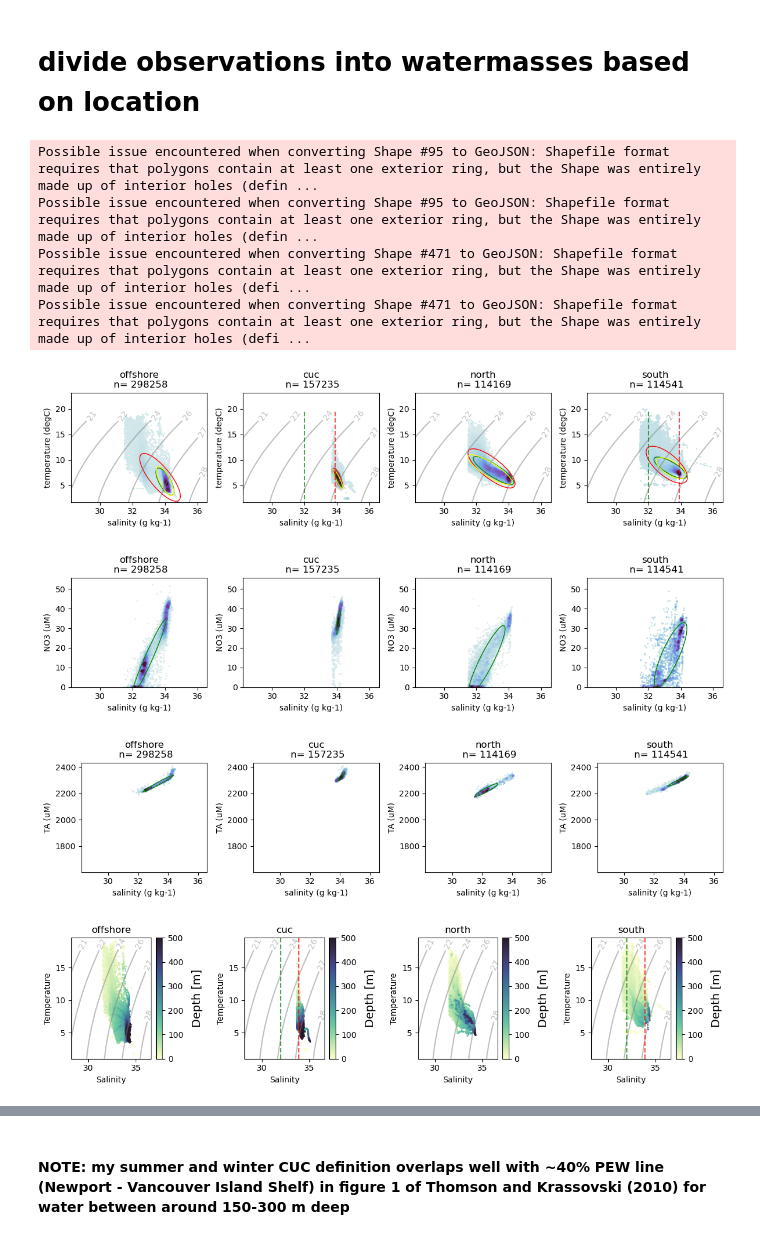
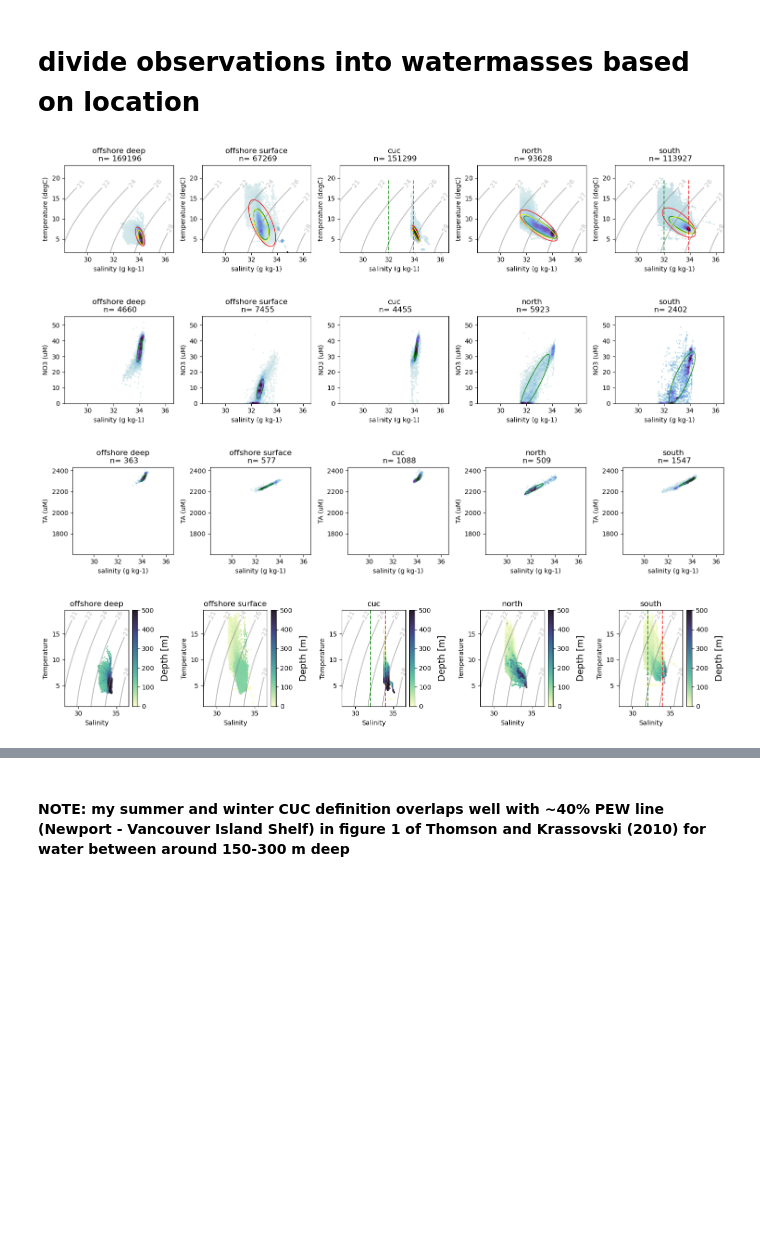
Before and after one commit to UBC-MOAD/analysis-becca, a Jupyter notebook: LiveOcean/tracers/wm_properties.ipynb, the cells around one changed output, grey strips where cells are left out. Cells and saved outputs as stored; diff of their text form; code cells hidden in the pictures; blank space fills up the shorter version.

Commit message:
divided offshore obs into surface and deep

```diff
--- a/LiveOcean/tracers/wm_properties.ipynb
+++ b/LiveOcean/tracers/wm_properties.ipynb
@@ -84,7 +84,7 @@ def TS(df,region,ax, x, y):
     salt, temp, z = salt[idx], temp[idx], z[idx]
     ax.scatter(salt,temp, c=z, cmap=cm.cm.dense,s=1)
 
-    title = region + "\n n= " + str(len(salt))
+    title = region + "\n n= " + str(len(temp[~np.isnan(temp)]))
     ax.set_title(title)
     ax.set_ylabel(y)
     ax.set_xlabel(x)
@@ -310,7 +310,8 @@ def box(df,regions,property,ax,**kwargs):
 # offshore = offshore of 2000 m contour
 
 sob['region'] = 'none'
-sob.region[sob.location == 'offshore'] = 'offshore'
+sob.region[(sob.location == 'offshore') & (sob['depth (m)']>=120)] = 'offshore deep'
+sob.region[(sob.location == 'offshore') & (sob['depth (m)']<120)] = 'offshore surface'
 sob.region[(sob.location == 'shelf') & (sob['latitude (degrees_north)'] >= 49)] = 'north'
 sob.region[(sob.location == 'shelf') & (sob['latitude (degrees_north)'] <= 47.3)] = 'south'
 sob.region[(sob.location == 'slope') & (sob['latitude (degrees_north)'] >= 49) & (sob['depth (m)'] <= 200)] = 'north'
@@ -318,7 +319,7 @@ sob.region[(sob.location == 'slope') & (sob['latitude (degrees_north)'] <= 47.3)
 sob.region[(sob.location == 'slope') & (sob['latitude (degrees_north)'] <= 50.5) & (sob['salinity (g kg-1)'] >= 33.7)] = 'cuc'
 sob.region[sob['salinity (g kg-1)'] <= 31.5] = 'brackish' # putting this one last will remove the <32 points from the other regions
 # %%
-regions = ['offshore', 'cuc', 'north', 'south']
+regions = ['offshore deep','offshore surface', 'cuc', 'north', 'south']
 
 #elipse information
 x_mean, y_mean, width, height, angle = np.zeros(len(regions)), np.zeros(len(regions)), np.zeros(len(regions)), np.zeros(len(regions)), np.zeros(len(regions))
@@ -332,10 +333,10 @@ for i in range(len(ax)):
 
 
 # show boundaries from CIOPS analysis
-ax[1].plot([33.9,33.9],[tmin,tmax],'r--', alpha=0.7, label='Deep division')
-ax[1].plot([32,32],[tmin,tmax],'g--',alpha=0.7,label='Columbia division')
-ax[3].plot([33.9,33.9],[tmin,tmax],'r--', alpha=0.7, label='Deep division')
-ax[3].plot([32,32],[tmin,tmax],'g--',alpha=0.7,label='Columbia division')
+ax[2].plot([33.9,33.9],[tmin,tmax],'r--', alpha=0.7, label='Deep division')
+ax[2].plot([32,32],[tmin,tmax],'g--',alpha=0.7,label='Columbia division')
+ax[4].plot([33.9,33.9],[tmin,tmax],'r--', alpha=0.7, label='Deep division')
+ax[4].plot([32,32],[tmin,tmax],'g--',alpha=0.7,label='Columbia division')
 plt.tight_layout()
 
 # Nitrate - Salinity
@@ -344,43 +345,39 @@ NSx_mean, NSy_mean, NSwidth, NSheight, NSangle = np.zeros(len(regions)), np.zero
 
 fig, ax = plt.subplots(1,len(regions),figsize=[len(regions)*3,3])
 for i in range(len(ax)):
     TS(sob,regions[i],ax[i],'salinity (g kg-1)','NO3 (uM)')
     NSx_mean[i], NSy_mean[i], NSwidth[i], NSheight[i], NSangle[i] = percentile_ellipse(np.array(sob['salinity (g kg-1)'][sob.region == regions[i]]), np.array(sob['NO3 (uM)'][sob.region == regions[i]]), ax[i], percentile=50, edgecolor='green')
 plt.tight_layout()
 
 # TA - Salinity
 #elipse information
 TASx_mean, TASy_mean, TASwidth, TASheight, TASangle = np.zeros(len(regions)), np.zeros(len(regions)), np.zeros(len(regions)), np.zeros(len(regions)), np.zeros(len(regions))
 
 fig, ax = plt.subplots(1,len(regions),figsize=[len(regions)*3,3])
 for i in range(len(ax)):
     TS(sob,regions[i],ax[i],'salinity (g kg-1)','TA (uM)')
     TASx_mean[i], TASy_mean[i], TASwidth[i], TASheight[i], TASangle[i] = percentile_ellipse(np.array(sob['salinity (g kg-1)'][sob.region == regions[i]]), np.array(sob['TA (uM)'][sob.region == regions[i]]), ax[i], percentile=50, edgecolor='green')
 plt.tight_layout()
 
 # TS coloured by depth
 fig, ax = plt.subplots(1,len(regions),figsize=[len(regions)*3,3])
 for i in range(len(ax)):
     TS_depth(sob,regions[i],ax[i])
 
 # show boundaries from CIOPS analysis
-ax[1].plot([33.9,33.9],[tmin,tmax],'r--', alpha=0.7, label='Deep division')
-ax[1].plot([32,32],[tmin,tmax],'g--',alpha=0.7,label='Columbia division')
-ax[3].plot([33.9,33.9],[tmin,tmax],'r--', alpha=0.7, label='Deep division')
-ax[3].plot([32,32],[tmin,tmax],'g--',alpha=0.7,label='Columbia division')
+ax[2].plot([33.9,33.9],[tmin,tmax],'r--', alpha=0.7, label='Deep division')
+ax[2].plot([32,32],[tmin,tmax],'g--',alpha=0.7,label='Columbia division')
+ax[4].plot([33.9,33.9],[tmin,tmax],'r--', alpha=0.7, label='Deep division')
+ax[4].plot([32,32],[tmin,tmax],'g--',alpha=0.7,label='Columbia division')
 plt.tight_layout()
 
 xlim, ylim = [-145.5, -120.2], [30, 60]
-fig, ax = plt.subplots(1,4, figsize=(len(regions)*3,6), subplot_kw={'projection': crs.Mercator(np.mean(xlim), *ylim)})
+fig, ax = plt.subplots(1,5, figsize=(len(regions)*3,6), subplot_kw={'projection': crs.Mercator(np.mean(xlim), *ylim)})
 for i in range(len(ax)):
     xy_depth(sob,regions[i],ax[i])
 plt.tight_layout()
 # %% [output]
-Possible issue encountered when converting Shape #95 to GeoJSON: Shapefile format requires that polygons contain at least one exterior ring, but the Shape was entirely made up of interior holes (defin ...
-Possible issue encountered when converting Shape #95 to GeoJSON: Shapefile format requires that polygons contain at least one exterior ring, but the Shape was entirely made up of interior holes (defin ...
-Possible issue encountered when converting Shape #471 to GeoJSON: Shapefile format requires that polygons contain at least one exterior ring, but the Shape was entirely made up of interior holes (defi ...
-Possible issue encountered when converting Shape #471 to GeoJSON: Shapefile format requires that polygons contain at least one exterior ring, but the Shape was entirely made up of interior holes (defi ...
-[figure, old version]
+[figure, new version]
-[figure, old version]
+[figure, new version]
-[figure, old version]
+[figure, new version]
-[figure, old version]
+[figure, new version]
```
Also changed, not shown: parts of 15 cells of this notebook.
